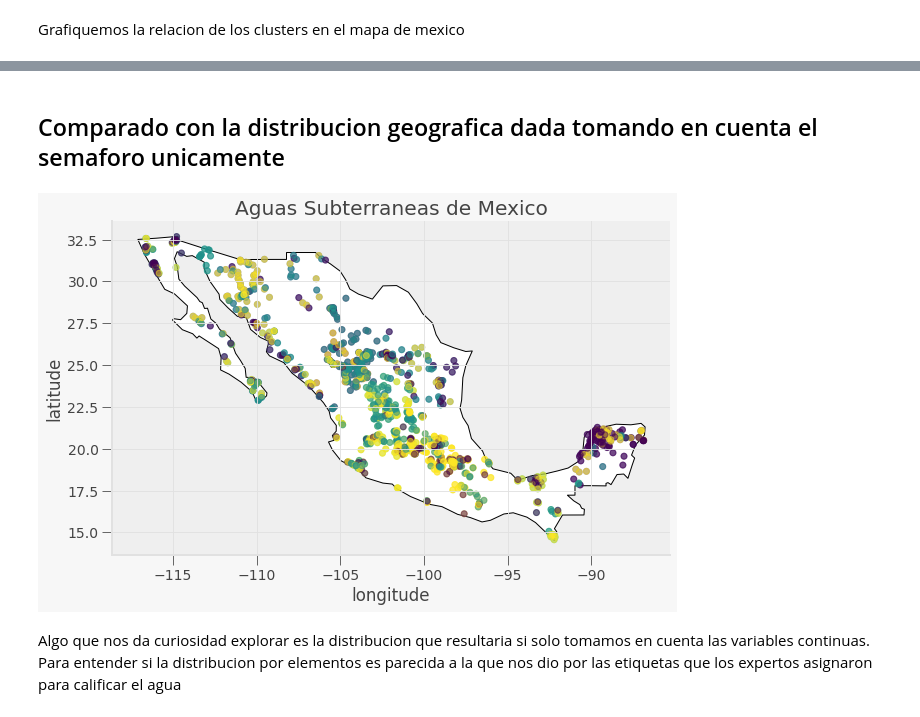
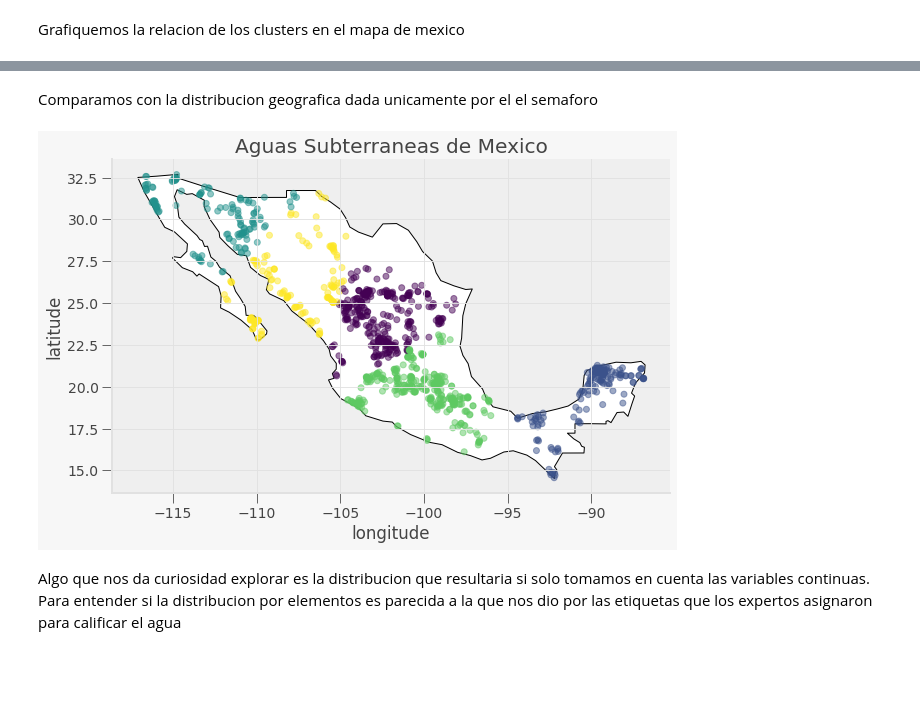
Before and after one commit to rodrigoromanguzman/Actividades_Aprendizaje-, a Jupyter notebook: semana9/aguas_subterraneas.ipynb, the cells around one changed output, grey strips where cells are left out. Cells and saved outputs as stored; diff of their text form; code cells hidden in the pictures; blank space fills up the shorter version.

```diff
--- a/semana9/aguas_subterraneas.ipynb
+++ b/semana9/aguas_subterraneas.ipynb
@@ -488,23 +491,27 @@ plt.show()
 # %% [markdown]
-<h2>Comparado con la distribucion geografica dada tomando en cuenta el semaforo unicamente</h2>
+<p>Comparamos con la distribucion geografica dada unicamente por el el semaforo</p>
 # %%
+features = final_df.copy()
+
+kmeans = KMeans(n_clusters=5,random_state =SEED)
+kmeans.fit(features[['LONGITUD','LATITUD','SEMAFORO0','SEMAFORO1', 'SEMAFORO2']])
+
 fig, gax = plt.subplots(figsize=(10,10))
 
 aguasSubterraneasMexico.query("name == 'Mexico'").plot(ax = gax, edgecolor='black', color='white')
 
 gdf.plot(ax=gax, c=kmeans.labels_, alpha = 0.5)
-gdf.plot(ax=gax, c=(final_df.SEMAFORO0*1)+(final_df.SEMAFORO1*2)+(final_df.SEMAFORO2*3), alpha = 0.5)
 
 
 gax.set_xlabel('longitude')
 gax.set_ylabel('latitude')
 gax.set_title('Aguas Subterraneas de Mexico')
 
 gax.spines['top'].set_visible(False)
 gax.spines['right'].set_visible(False)
 
 plt.show()
 # %% [output]
-[figure, old version]
+[figure, new version]
 # %% [markdown]
 <p>Algo que nos da curiosidad explorar es la distribucion que resultaria si solo tomamos en cuenta las variables continuas. Para entender si la distribucion por elementos es parecida a la que nos dio por las etiquetas que los expertos asignaron para calificar el agua</p>
```
Also changed, not shown: parts of 11 cells of this notebook.
